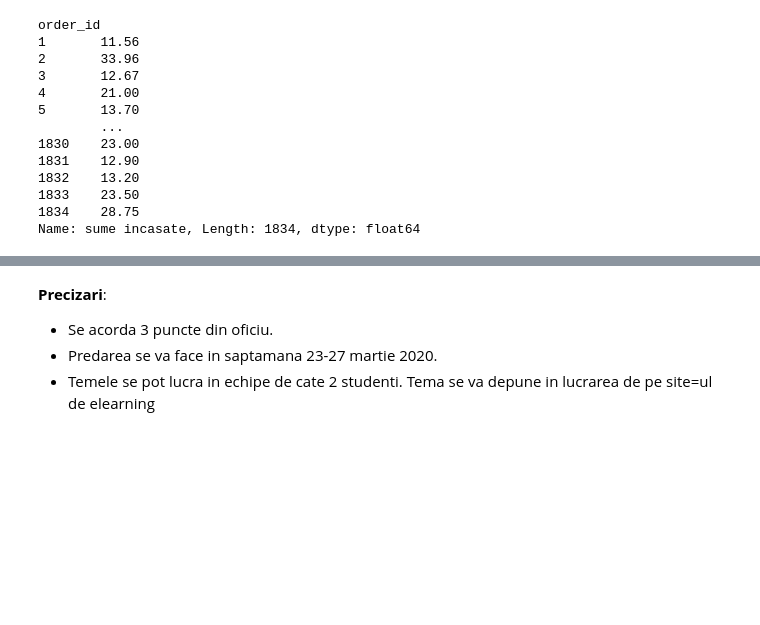
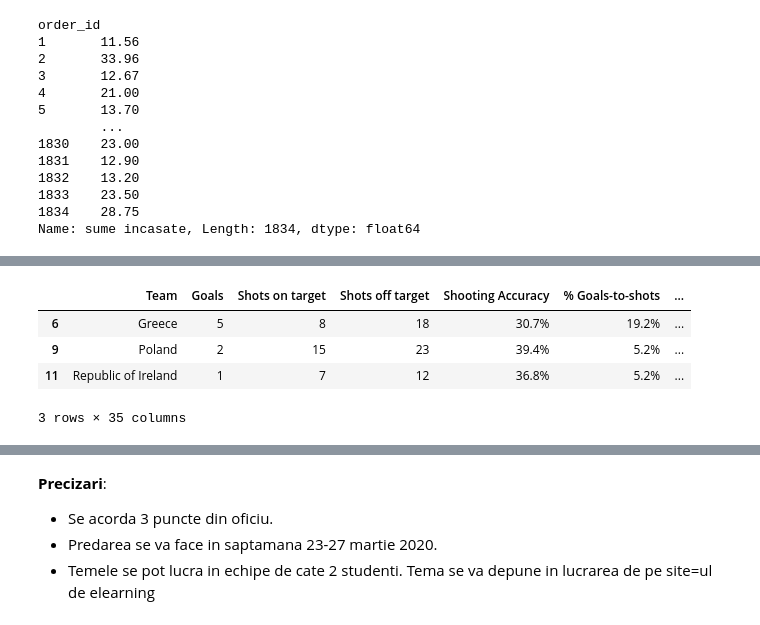
Before and after one commit to TFphoenix/ids-mihaescu-manole, a Jupyter notebook: Laborator4/Laborator4.ipynb, the cells around one changed output, grey strips where cells are left out. Drawn from its saved outputs; the diff is of its cells as text; code cells hidden in the pictures; blank space fills up the shorter version.

```diff
--- a/Laborator4/Laborator4.ipynb
+++ b/Laborator4/Laborator4.ipynb
@@ -196,0 +255,9 @@ Name: sume incasate, Length: 1834, dtype: float64
+# %%
+#2D
+fb[fb["Red Cards"]>fb['Red Cards'].sum()/len(fb)]
+# %% [output]
+|  | Team | Goals | Shots on target | Shots off target | Shooting Accuracy | % Goals-to-shots | ... |
+| 6 | Greece | 5 | 8 | 18 | 30.7% | 19.2% | ... |
+| 9 | Poland | 2 | 15 | 23 | 39.4% | 5.2% | ... |
+| 11 | Republic of Ireland | 1 | 7 | 12 | 36.8% | 5.2% | ... |
+3 rows × 35 columns
```
Also changed, not shown: parts of 8 cells of this notebook, 1 other file.
